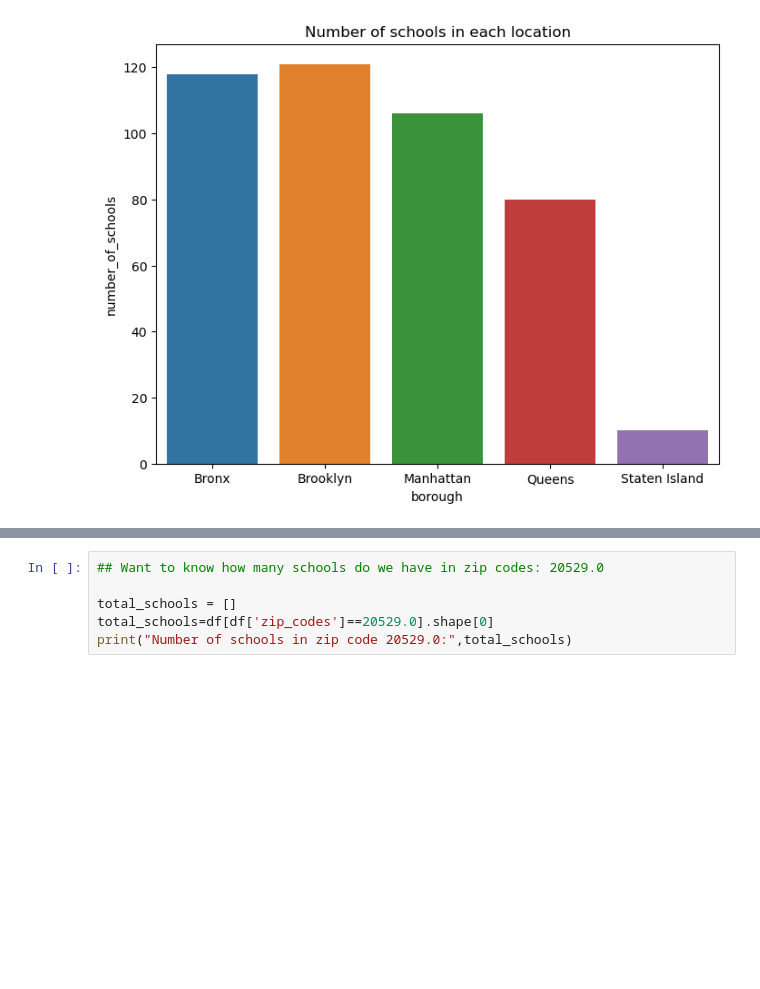
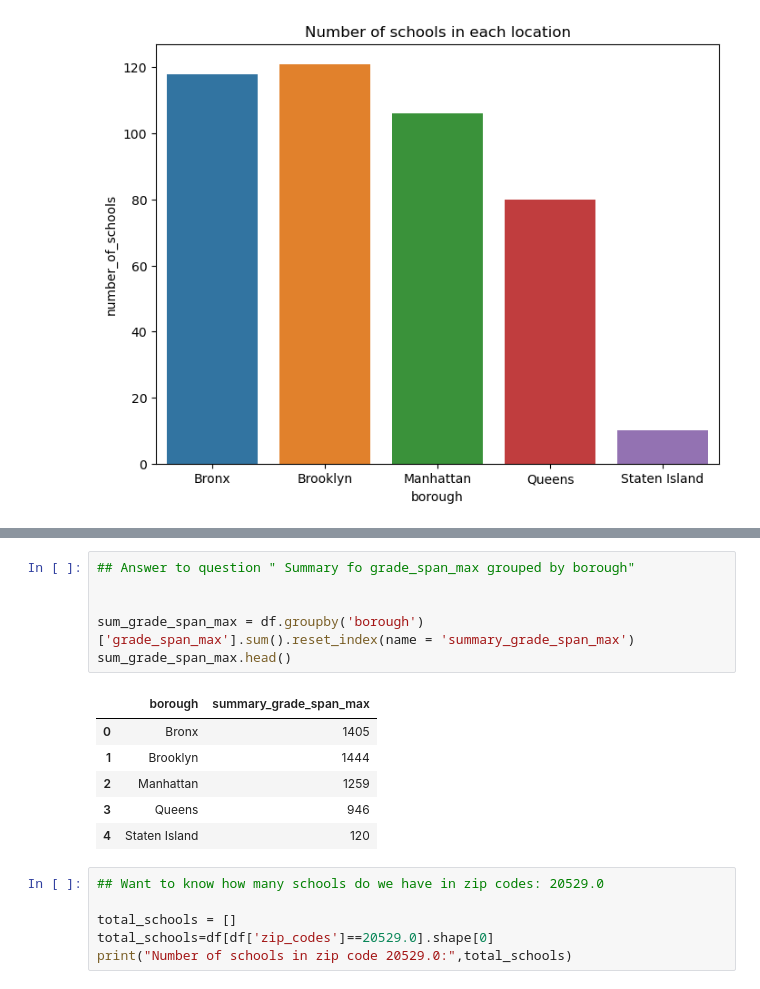
Before and after one commit to webeet-io/_onboarding_data, a Jupyter notebook: day_2_analysis .ipynb, the cells around one changed output, grey strips where cells are left out. Drawn from its saved outputs; the diff is of its cells as text; blank space fills up the shorter version.

```diff
--- a/day_2_analysis .ipynb
+++ b/day_2_analysis .ipynb
@@ -104,3 +133,16 @@ plt.show()
+# %%
+## Answer to question " Summary fo grade_span_max grouped by borough"
+
+
+sum_grade_span_max = df.groupby('borough')['grade_span_max'].sum().reset_index(name = 'summary_grade_span_max')
+sum_grade_span_max.head()
+# %% [output]
+|  | borough | summary_grade_span_max |
+| 0 | Bronx | 1405 |
+| 1 | Brooklyn | 1444 |
+| 2 | Manhattan | 1259 |
+| 3 | Queens | 946 |
+| 4 | Staten Island | 120 |
 # %%
 ## Want to know how many schools do we have in zip codes: 20529.0
 
```
Also changed, not shown: parts of 6 cells of this notebook.
